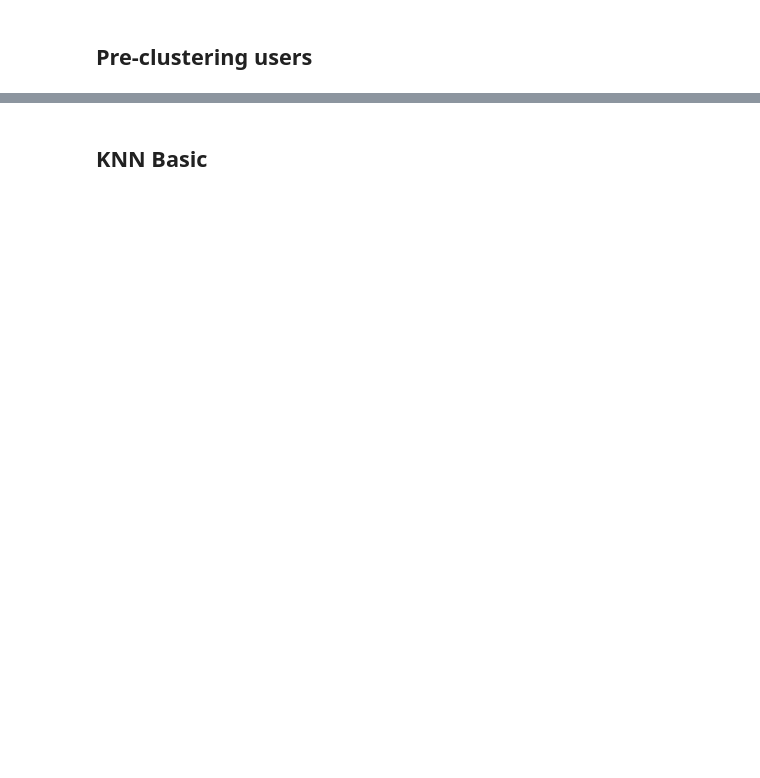
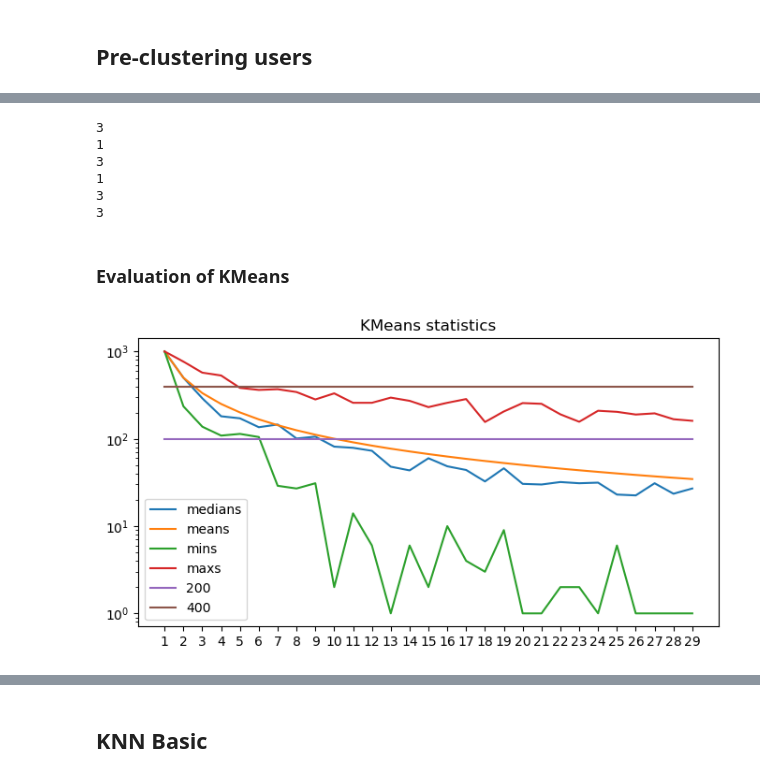
Before and after one commit to HamidSadEsf/movie_recommendation_ProjectCDS, a Jupyter notebook: main.ipynb, the cells around one changed output, grey strips where cells are left out. Saved outputs shown, nothing was run; the diff lists cells and outputs as text; code cells hidden in the pictures; blank space fills up the shorter version.

```diff
--- a/main.ipynb
+++ b/main.ipynb
@@ -67,2 +75,15 @@ Preparing data in the Suprise format...
+# %%
+def mean_normalization(pivot):
+    mat = pivot.copy()
+    averages = mat[mat != 0].mean(axis = 1).values
+    for i in range(len(mat)):
+        # Subtract by mean of each user, not the entire user
+        mat.iloc[i,:] = (mat.iloc[i,:] - averages[i])
+    return averages, mat
+
+pivot_tmp = pivot_na.drop('userId', axis=1)
+means, pivot_norm_na = mean_normalization(pivot_tmp)
+pivot_norm = pivot_norm_na.fillna(0)
+csr_data_norm = csr_matrix(pivot_norm.values)
 # %% [markdown]
 ## Pre-clustering users
@@ -68,0 +147,62 @@ Preparing data in the Suprise format...
+# %%
+randomuser1 = random.sample(ratings["userId"].value_counts().index.to_list(), 1)[0]
+randomuser2 = random.sample(ratings["userId"].value_counts().index.to_list(), 1)[0]
+
+print(getUserClusterByUserId(sveta_user_id))
+print(getUserClusterByUserId(hamid_user_id))
+print(getUserClusterByUserId(anti_sveta_user_id))
+print(getUserClusterByUserId(anti_hamid_user_id))
+print(getUserClusterByUserId(randomuser1))
+print(getUserClusterByUserId(randomuser2))
+
+
+sv_df = ratings_clusters[getUserClusterByUserId(sveta_user_id)]
+anti_sv_df = ratings_clusters[getUserClusterByUserId(anti_sveta_user_id)]
+hm_df = ratings_clusters[getUserClusterByUserId(hamid_user_id)]
+anti_hm_df = ratings_clusters[getUserClusterByUserId(anti_hamid_user_id)]
+
+df_random1 = ratings_clusters[getUserClusterByUserId(randomuser1)]
+df_random2 = ratings_clusters[getUserClusterByUserId(randomuser2)]
+# %% [output]
+3
+1
+3
+1
+3
+3
+# %% [markdown]
+### Evaluation of KMeans
+# %%
+def kmeans_clauster_statistics(data, start, stop, step):
+    medians = list()
+    means = list()
+    mins = list()
+    maxs = list()
+    x = np.arange(start, stop, step)
+    for i in x:
+        kmeans = KMeans( init='k-means++', n_clusters=i, algorithm='lloyd', n_init='auto').fit(data)
+        labels = kmeans.labels_
+        unique, counts = np.unique(labels, return_counts=True)
+        medians.append(statistics.median(counts))
+        means.append(counts.mean())
+        mins.append(counts.min())
+        maxs.append(counts.max())
+
+    plt.figure(figsize=(8, 4))
+    plt.title('KMeans statistics')
+    plt.plot(x, medians, label='medians')
+    plt.plot(x, means, label='means')
+    plt.plot(x, mins, label='mins')
+    plt.plot(x, maxs, label='maxs')
+    plt.plot(x, 100 * np.ones(len(x)) , label='200')
+    plt.plot(x, 400 * np.ones(len(x)) , label='400')
+    plt.xticks(x)
+    plt.yscale('log')
+    plt.legend()
+    plt.show()
+
+    return medians, means, mins, maxs
+
+medians, means, mins, maxs  = kmeans_clauster_statistics(csr_util_mat, start = 1, stop = 30, step = 1)
+# %% [output]
+[figure, added]
```
Also changed, not shown: parts of 64 cells of this notebook, 22 other files.
